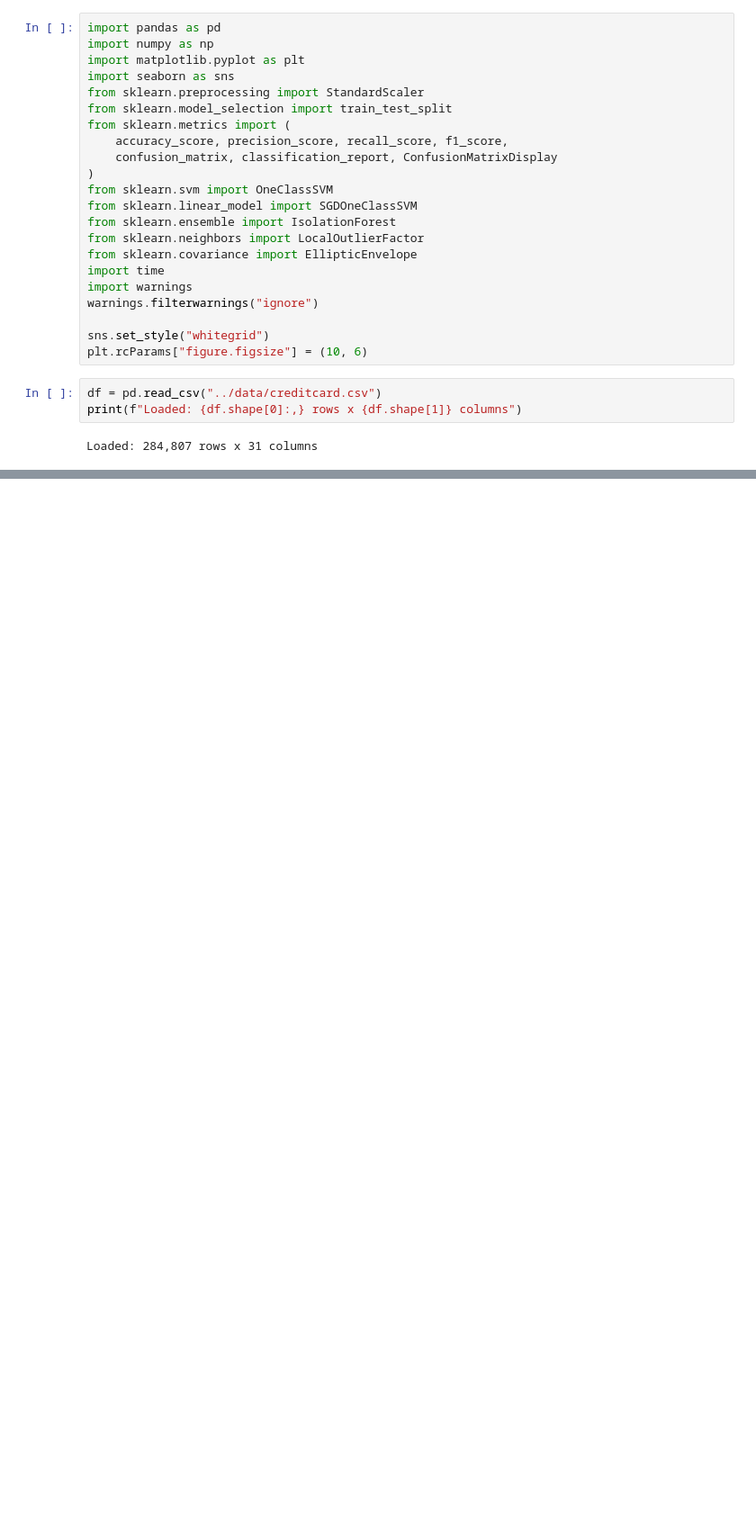
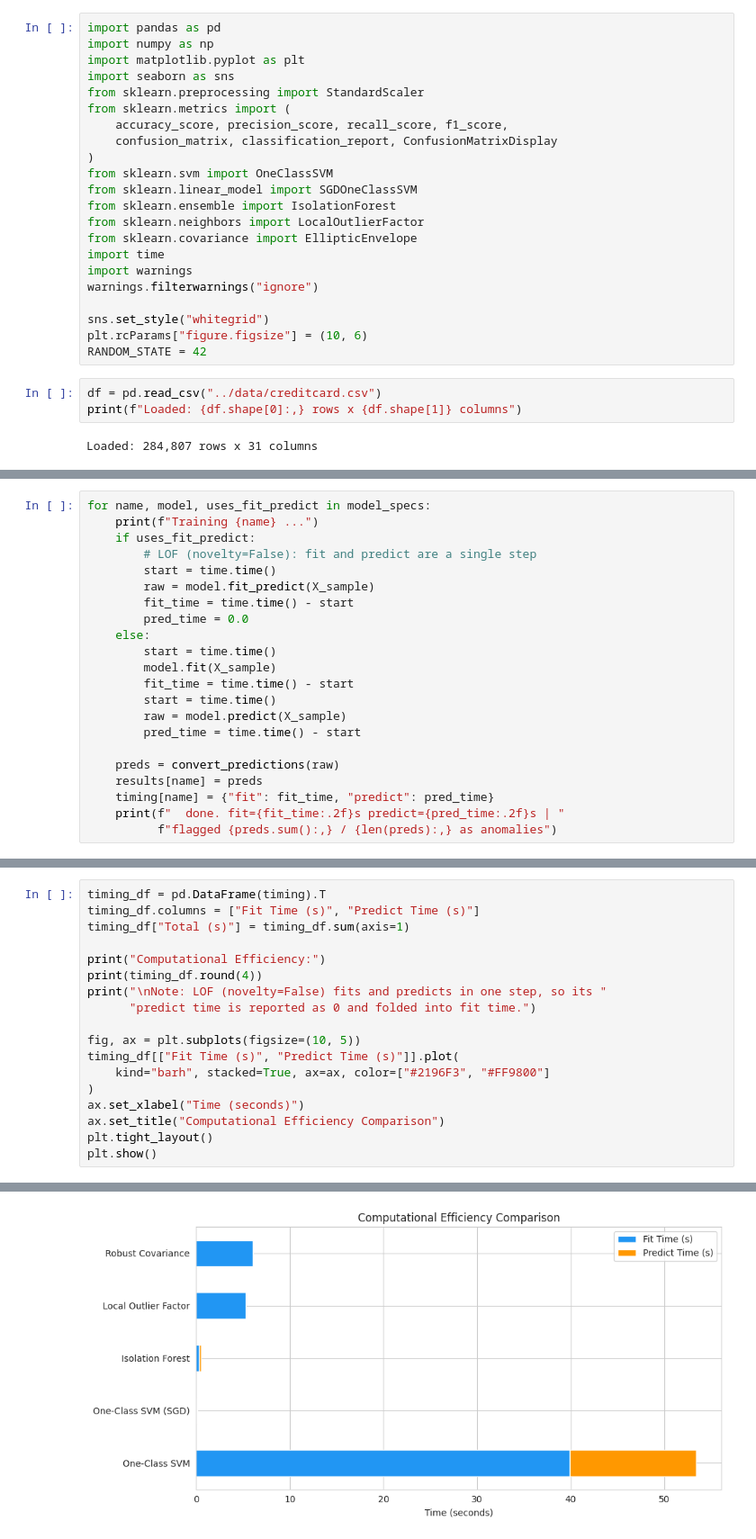
Before and after one commit to ian12-21/detekcija-anomalija, a Jupyter notebook: src/02_train_and_evaluate.ipynb, the cells around one changed output, grey strips where cells are left out. Shown at 90% size. Drawn from its saved outputs; the diff is of its cells as text; blank space fills up the shorter version.

```diff
--- a/src/02_train_and_evaluate.ipynb
+++ b/src/02_train_and_evaluate.ipynb
@@ -13,7 +16,6 @@ import numpy as np
 import matplotlib.pyplot as plt
 import seaborn as sns
 from sklearn.preprocessing import StandardScaler
-from sklearn.model_selection import train_test_split
 from sklearn.metrics import (
     accuracy_score, precision_score, recall_score, f1_score,
     confusion_matrix, classification_report, ConfusionMatrixDisplay
@@ -29,6 +31,7 @@ warnings.filterwarnings("ignore")
 
 sns.set_style("whitegrid")
 plt.rcParams["figure.figsize"] = (10, 6)
+RANDOM_STATE = 42
 # %%
 df = pd.read_csv("../data/creditcard.csv")
 print(f"Loaded: {df.shape[0]:,} rows x {df.shape[1]} columns")
@@ -418,0 +129,22 @@ Discuss the trade-offs between precision and recall in ZAKLJUČAK.
+# %%
+for name, model, uses_fit_predict in model_specs:
+    print(f"Training {name} ...")
+    if uses_fit_predict:
+        # LOF (novelty=False): fit and predict are a single step
+        start = time.time()
+        raw = model.fit_predict(X_sample)
+        fit_time = time.time() - start
+        pred_time = 0.0
+    else:
+        start = time.time()
+        model.fit(X_sample)
+        fit_time = time.time() - start
+        start = time.time()
+        raw = model.predict(X_sample)
+        pred_time = time.time() - start
+
+    preds = convert_predictions(raw)
+    results[name] = preds
+    timing[name] = {"fit": fit_time, "predict": pred_time}
+    print(f"  done. fit={fit_time:.2f}s predict={pred_time:.2f}s | "
+          f"flagged {preds.sum():,} / {len(preds):,} as anomalies")
@@ -418,0 +244,19 @@ Discuss the trade-offs between precision and recall in ZAKLJUČAK.
+# %%
+timing_df = pd.DataFrame(timing).T
+timing_df.columns = ["Fit Time (s)", "Predict Time (s)"]
+timing_df["Total (s)"] = timing_df.sum(axis=1)
+
+print("Computational Efficiency:")
+print(timing_df.round(4))
+print("\nNote: LOF (novelty=False) fits and predicts in one step, so its "
+      "predict time is reported as 0 and folded into fit time.")
+
+fig, ax = plt.subplots(figsize=(10, 5))
+timing_df[["Fit Time (s)", "Predict Time (s)"]].plot(
+    kind="barh", stacked=True, ax=ax, color=["#2196F3", "#FF9800"]
+)
+ax.set_xlabel("Time (seconds)")
+ax.set_title("Computational Efficiency Comparison")
+plt.tight_layout()
+plt.show()
+# %% [output]
@@ -418,0 +272 @@ Discuss the trade-offs between precision and recall in ZAKLJUČAK.
+[figure, added]
```
Also changed, not shown: parts of 49 cells of this notebook, 3 other files.
